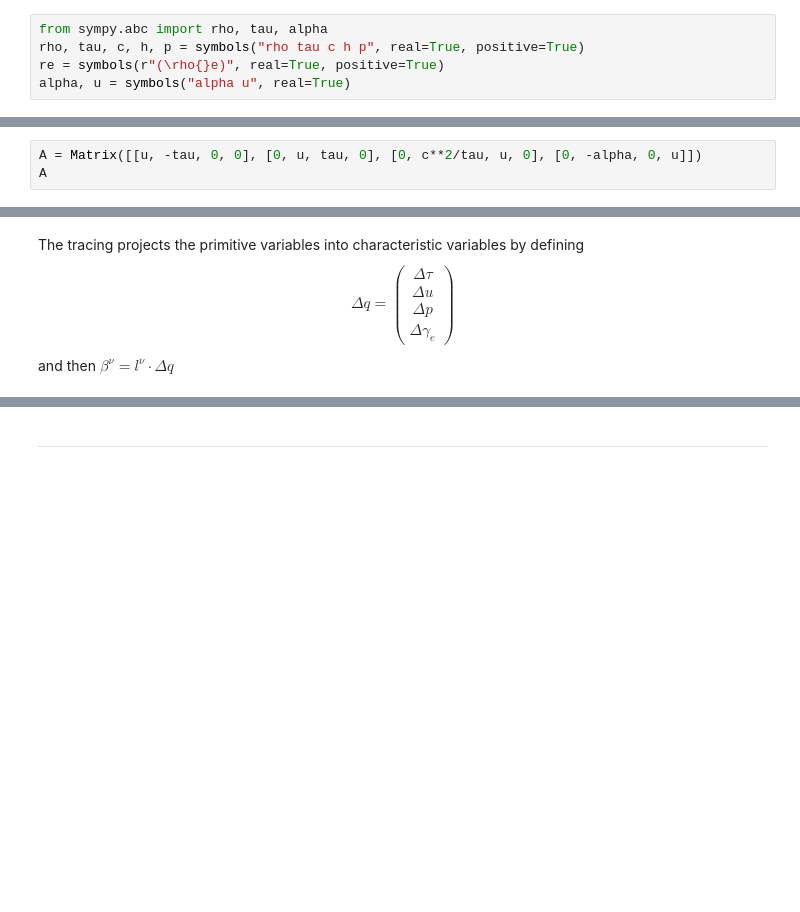
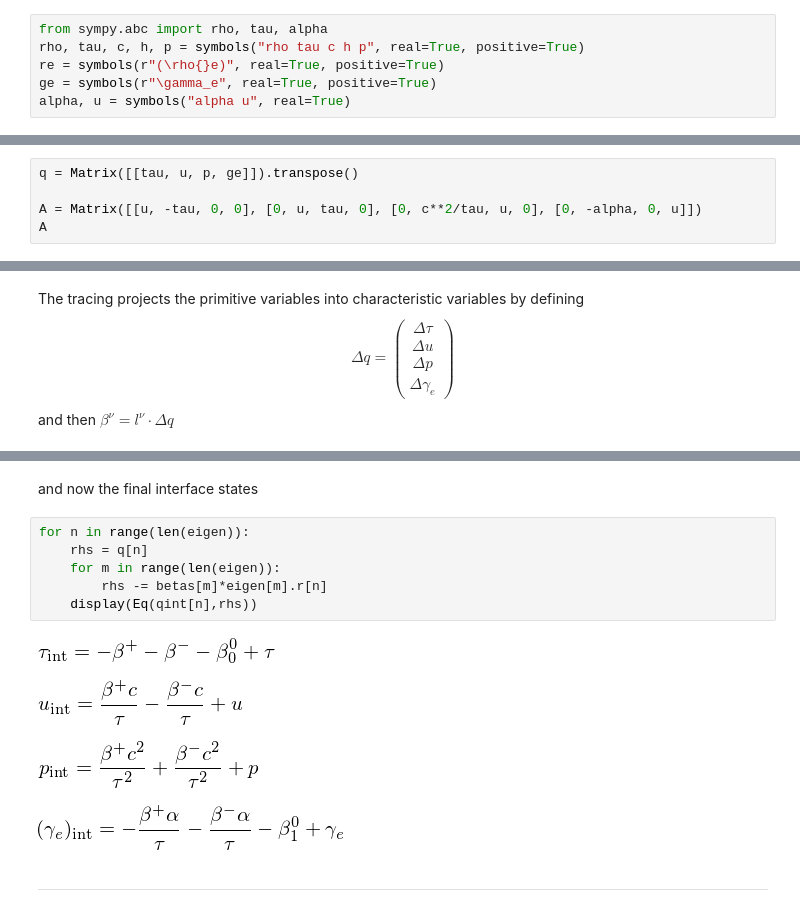
Before and after one commit to python-hydro/hydro_examples, a Jupyter notebook: compressible/euler-generaleos.ipynb, the cells around one changed output, grey strips where cells are left out. Drawn from its saved outputs; the diff is of its cells as text; blank space fills up the shorter version.

Commit message:
show the derivation of the interface states

```diff
--- a/compressible/euler-generaleos.ipynb
+++ b/compressible/euler-generaleos.ipynb
@@ -21,6 +21,7 @@ Documentation can be found at http://docs.sympy.org/1.0/
 from sympy.abc import rho, tau, alpha
 rho, tau, c, h, p = symbols("rho tau c h p", real=True, positive=True)
 re = symbols(r"(\rho{}e)", real=True, positive=True)
+ge = symbols(r"\gamma_e", real=True, positive=True)
 alpha, u = symbols("alpha u", real=True)
 # %% [markdown]
 The two routines below simplify the analysis of the eigensystem by simultaneously finding the set of orthonormal left and right eigenvectors of a matrix from the primitive form of the hydro equations
@@ -288,6 +289,8 @@ $$
 
 We can represent this matrix symbolically in SymPy and explore its eigensystem.
 # %%
+q = Matrix([[tau, u, p, ge]]).transpose()
+
 A = Matrix([[u, -tau, 0, 0], [0, u, tau, 0], [0, c**2/tau, u, 0], [0, -alpha, 0, u]])
 A
 # %% [output]
@@ -359,3 +369,16 @@ plus
+# %% [markdown]
+and now the final interface states
+# %%
+for n in range(len(eigen)):
+    rhs = q[n]
+    for m in range(len(eigen)):
+        rhs -= betas[m]*eigen[m].r[n]
+    display(Eq(qint[n],rhs))
+# %% [output]
+[figure, added]
+[figure, added]
+[figure, added]
+[figure, added]
 # %% [markdown]
 ------
 # %% [markdown]
```
Also changed, not shown: parts of 19 cells of this notebook.
